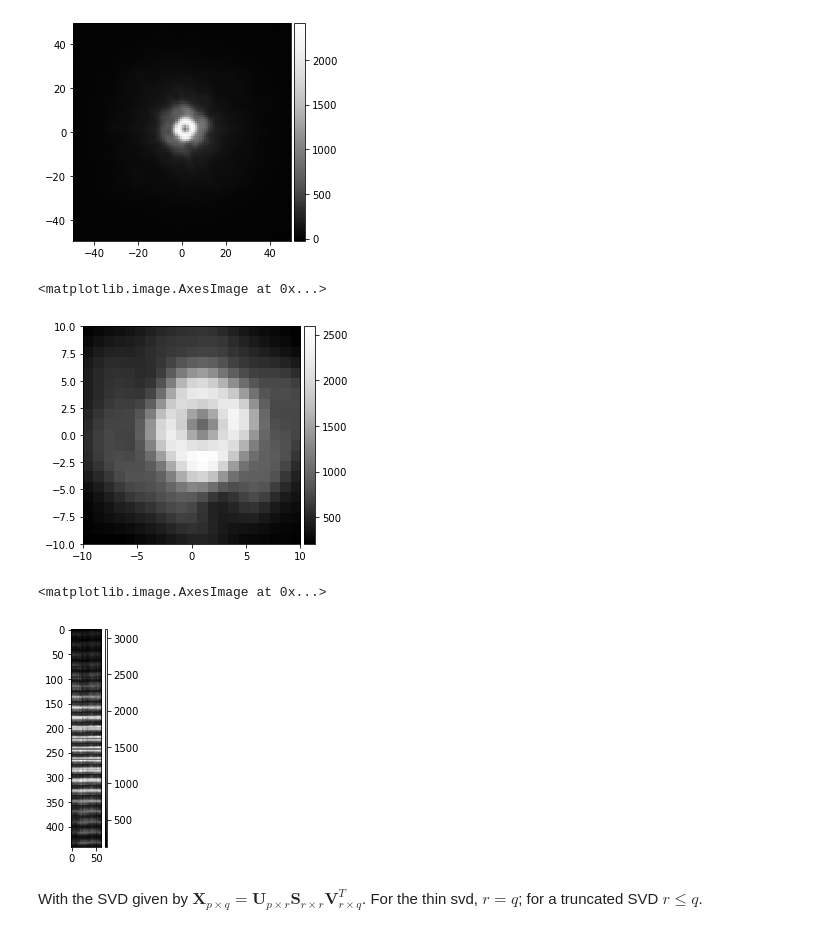
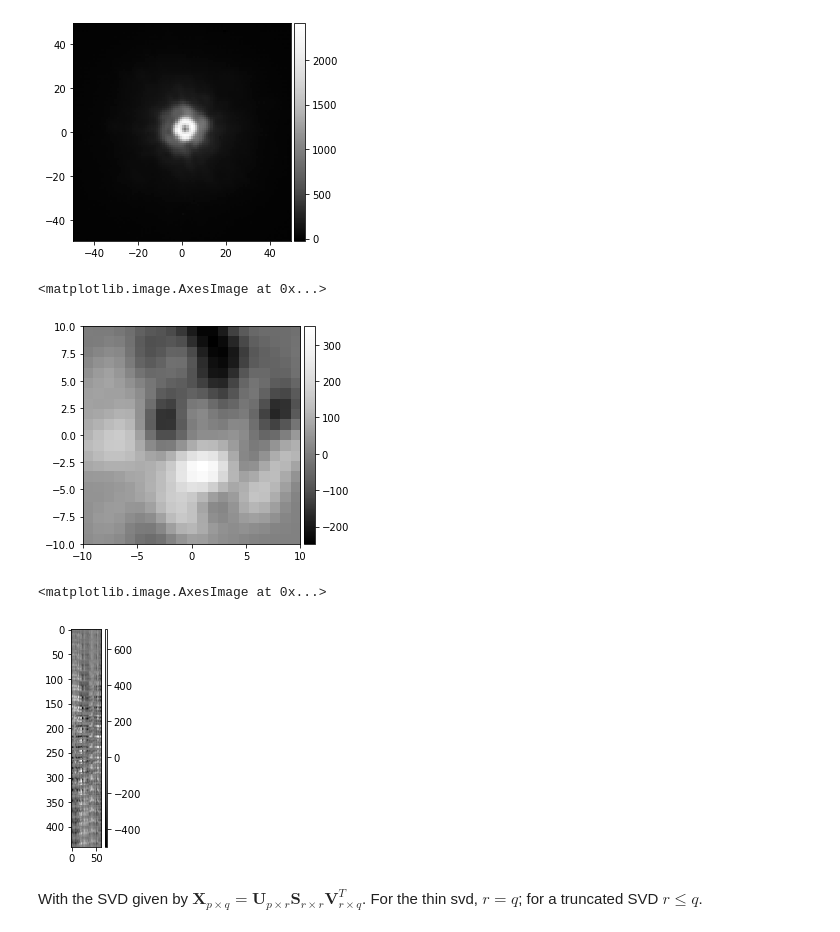
Before and after one commit to joseph-long/svd_downdate, a Jupyter notebook: Brand batch downdate-realdata.ipynb, the cells around one changed output. Saved outputs shown, nothing was run; the diff lists cells and outputs as text; code cells hidden in the pictures.

```diff
--- a/Brand batch downdate-realdata.ipynb
+++ b/Brand batch downdate-realdata.ipynb
@@ -15,13 +15,14 @@ angles = naco_betapic_preproc['angles']
 # %%
 orig_n_pix = 100
 crop = 40
 crop_cube = image_cube[:,crop:-(crop-1),crop:-(crop-1)]
 
 n_frames, image_shape = crop_cube.shape[0], crop_cube.shape[1:]
 n_pix = image_shape[0] * image_shape[1]
 crop_imvecs = crop_cube.reshape(n_frames, n_pix).T
-
-dd.imshow(crop_imvecs[:,0].reshape(image_shape))
+mean_vec = np.average(crop_imvecs, axis=1)
+mtx_x = crop_imvecs - mean_vec[:,np.newaxis]
+dd.imshow(mtx_x[:,0].reshape(image_shape))
 # %% [output]
 <matplotlib.image.AxesImage at 0x...>
-[figure, old version]
+[figure, new version]
@@ -28,11 +34,10 @@ dd.imshow(crop_imvecs[:,0].reshape(image_shape))
 # %%
-dim_p = n_pix
-dim_q = n_frames
-mtx_x = crop_imvecs
+dim_p = mtx_x.shape[0]
+dim_q = mtx_x.shape[1]
 dd.matshow(mtx_x)
 # %% [output]
 <matplotlib.image.AxesImage at 0x...>
-[figure, old version]
+[figure, new version]
 # %% [markdown]
 With the SVD given by $\mathbf{X}_{p \times q} = \mathbf{U}_{p \times r} \mathbf{S}_{r \times r} \mathbf{V}_{r \times q}^T$. For the thin svd, $r = q$; for a truncated SVD $r \le q$.
 # %%
```
Also changed, not shown: parts of 31 cells of this notebook, 2 other files.
